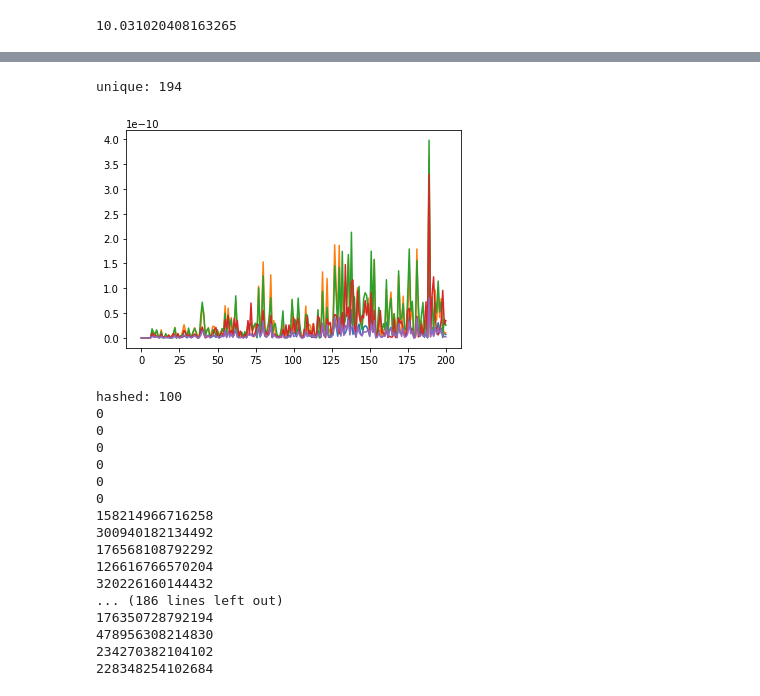
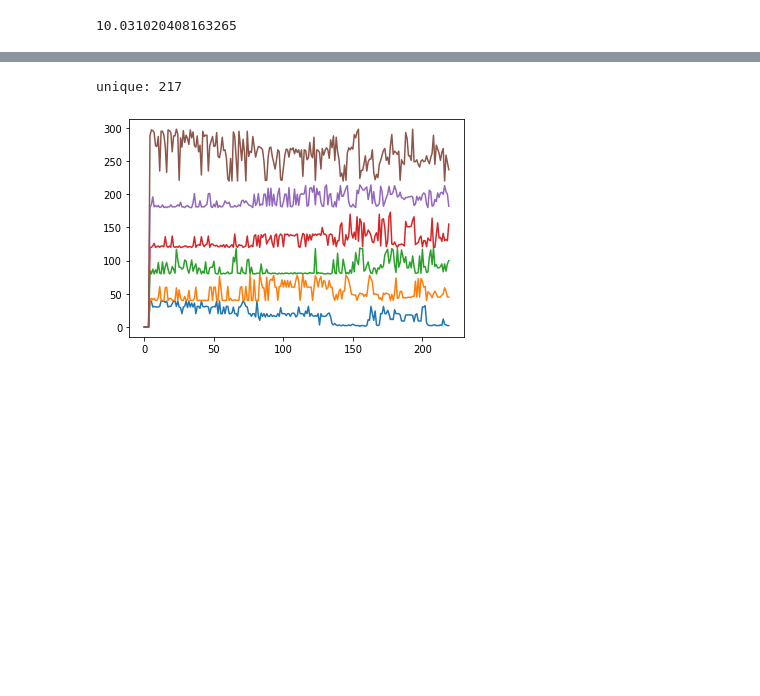
Before and after one commit to Owliie/Smart-Radio, a Jupyter notebook: experiments/Testing_algorithm.ipynb, the cells around one changed output, grey strips where cells are left out. Cells and saved outputs as stored; diff of their text form; code cells hidden in the pictures; blank space fills up the shorter version.

Commit message:
Modified FFT determining algorithm and experimented with different ways of finding peaks

```diff
--- a/experiments/Testing_algorithm.ipynb
+++ b/experiments/Testing_algorithm.ipynb
@@ -17,5 +26,6 @@ print(len(sound.get_array_of_samples()))
 # %%
-song = np.array(sound.get_array_of_samples())
+song = np.array(original[:10000].get_array_of_samples())
+# song = np.array(sound.get_array_of_samples())
 
 size = len(song)
 duration = sound.duration_seconds
@@ -31,10 +41,10 @@ for i in range(sampled_chunk_size):
     time_variations = np.zeros(chunk_size, dtype=np.complex_)
 
     for j in range(chunk_size):
-        time_variations[j] = complex(song[i * chunk_size + 1], 0)
-#         print(time_variations[j])
+        time_variations[j] = complex(song[i * chunk_size + j], 0)
 
+#     print(time_variations)
     sampled[i] = np.fft.fft(time_variations)
-# print(sampled)
-plt.plot(sampled)
-plt.show()
+#     print(sampled[i])
+# plt.plot(sampled)
+# plt.show()
@@ -43,5 +51,5 @@ plt.show()
 # %%
-for i in sampled[:100]:
-    for j in i:
-        if j.real != 0:
-            print(abs(j.real))
+# for i in sampled[:100]:
+#     for j in i:
+#         if j.real != 0:
+#             print(abs(j.real))
@@ -66,5 +56,5 @@ for i in sampled[:100]:
 # %%
-FREQUENCIES = [40, 80, 120, 180, 300]
+FREQUENCIES = [40, 80, 120, 180, 220, 300]
 
 def get_range_of_frequency(frq):
     return max(list(range(len(FREQUENCIES))), key = lambda x: FREQUENCIES[x] > frq)
@@ -97,49 +87,37 @@ def point_position(number, pos=2): #pos=2 -> 3 digit number
 # %%
 hashed = np.zeros(shape=sampled.shape[0], dtype=np.int64)
 unique = []
 
 for i in range(0, sampled.shape[0]):
-    for frq in range(40, chunk_size):
+    for frq in range(0, 300):
         magnitude = np.log(np.abs(sampled[i][frq])+1)
 #         if magnitude != 0:
 #             print(np.log2(np.abs(sampled[i][frq])+1))
         range_index = get_range_of_frequency(frq)
 #         print("magnitude: ", magnitude)
 #         print("highest: ", highest[i][range_index])
 
 #         print(highest[i][range_index])
+#         if magnitude > highest[i][range_index]:
+#             highest[i][range_index] = frq
+#             values[i][range_index] = magnitude
+#             peaks[i][range_index] = point_position(magnitude)
+
         if magnitude > highest[i][range_index]:
-            highest[i][range_index] = frq
-            values[i][range_index] = magnitude
-            peaks[i][range_index] = point_position(magnitude)
+            highest[i][range_index] = magnitude
+            values[i][range_index] = frq
+            peaks[i][range_index] = frq
 
     hashed[i] = fingerprint_hash(peaks[i])
     unique.append(tuple(values[i]))
 # plt.hist(hashed)
 print("unique:", len(list(set(unique))))
 plt.plot(unique)
 plt.show()
 # print(unique)
-print("hashed:", len(hashed[:100]))
-for i in range(len(hashed)):
-    print(hashed[i])
+# print("hashed:", len(hashed[:100]))
+# for i in range(len(hashed)):
+#     print(hashed[i])
 # %% [output]
-unique: 194
+unique: 217
-[figure, old version]
+[figure, new version]
-hashed: 100
-0
-0
-0
-0
-0
-0
-158214966716258
-300940182134492
-176568108792292
-126616766570204
-320226160144432
-... (186 lines left out)
-176350728792194
-478956308214830
-234270382104102
-228348254102684
```
Also changed, not shown: parts of 4 cells of this notebook.
